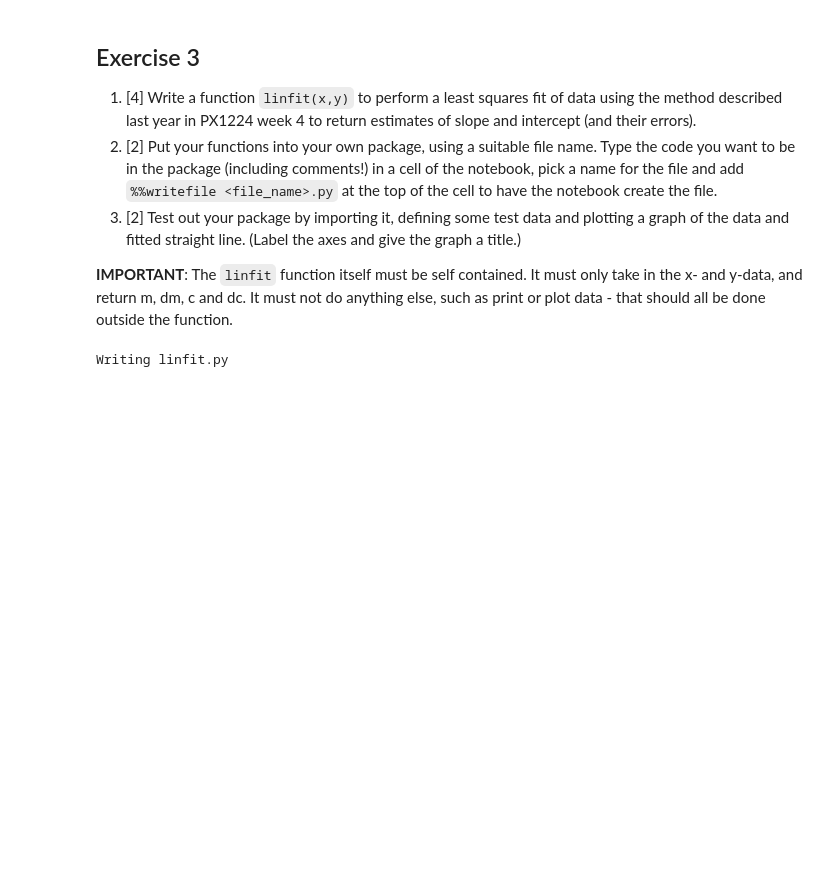
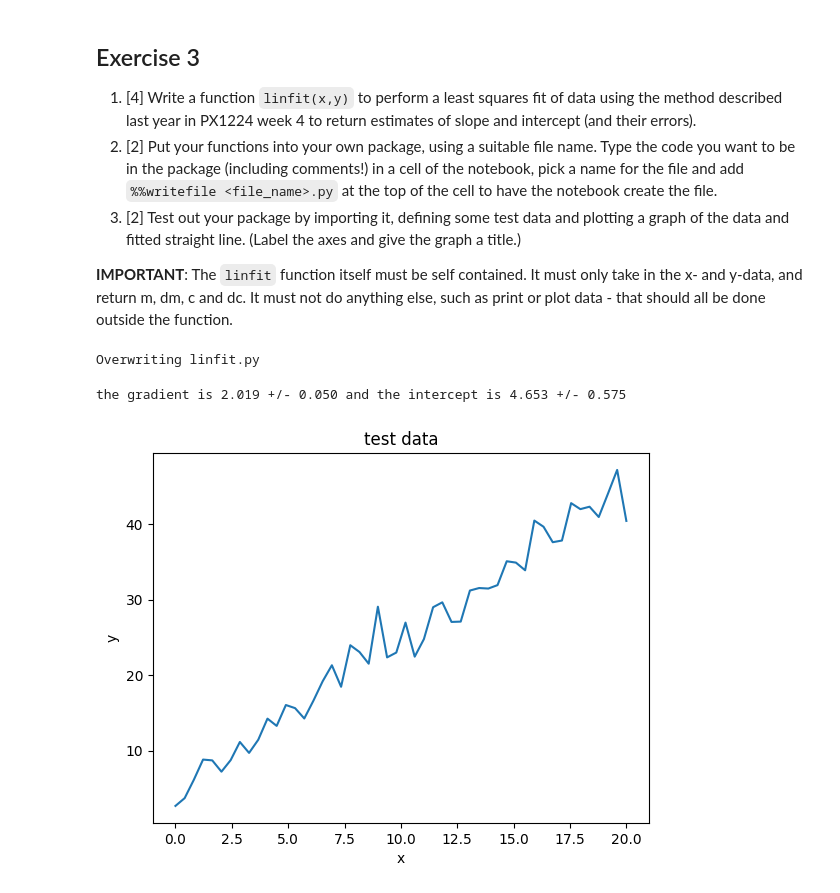
Before and after one commit to PX2145-2025/week-2-b-max-cook, a Jupyter notebook: Copy_of_Functions.ipynb, the cells around one changed output. Cells and saved outputs as stored; diff of their text form; code cells hidden in the pictures; blank space fills up the shorter version.

```diff
--- a/Copy_of_Functions.ipynb
+++ b/Copy_of_Functions.ipynb
@@ -380,13 +380,23 @@ def linfit(x,y):
     # Return the calculated values
     return m, dm, c, dc
 
-# Test data and function call
-x = linspace(0,10,101)
-y = linspace(20,30,101)
 m, dm, c ,dc =linfit(x, y)
-
-# Print the results outside the function
-print(f'The gradient is {m:.3f} with an error of {dm:.3f}')
-print(f'The intercept is {c:.3f} with an error of {dc:.3f}')
 # %% [output]
-Writing linfit.py
+Overwriting linfit.py
+# %%
+from linfit import *
+from numpy import random
+# create test data
+x=linspace(0,20,50)
+y=2*x+5+random.normal(0, 2, 50)
+m, dm, c, dc=linfit(x,y)
+
+plot(x,y)
+xlabel('x')
+ylabel('y')
+title('test data')
+
+print(f'the gradient is {m:.3f} +/- {dm:.3f} and the intercept is {c:.3f} +/- {dc:.3f}')
+# %% [output]
+the gradient is 2.019 +/- 0.050 and the intercept is 4.653 +/- 0.575
+[figure, added]
```
Also changed, not shown: parts of 3 cells of this notebook.
